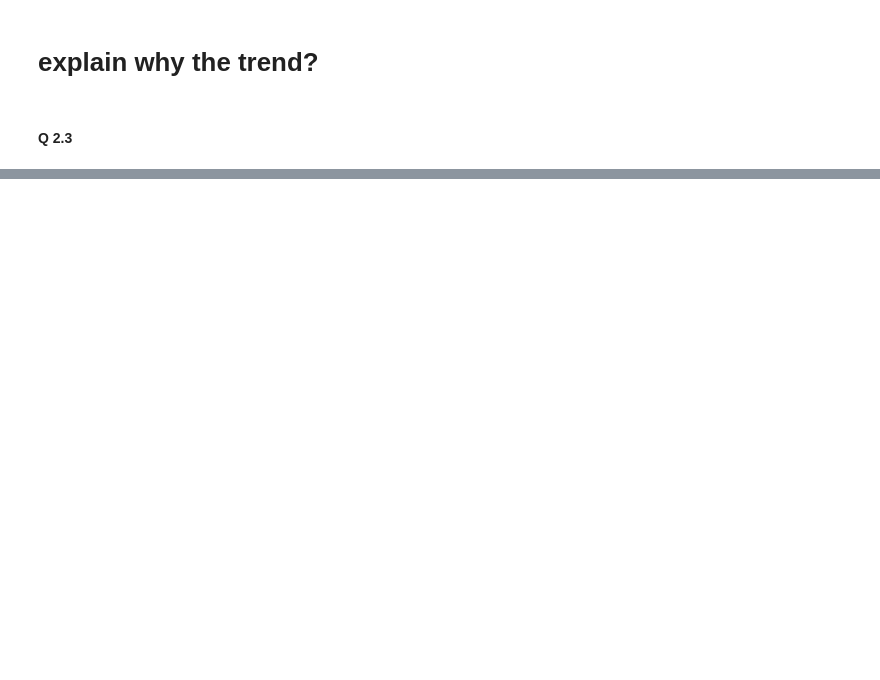
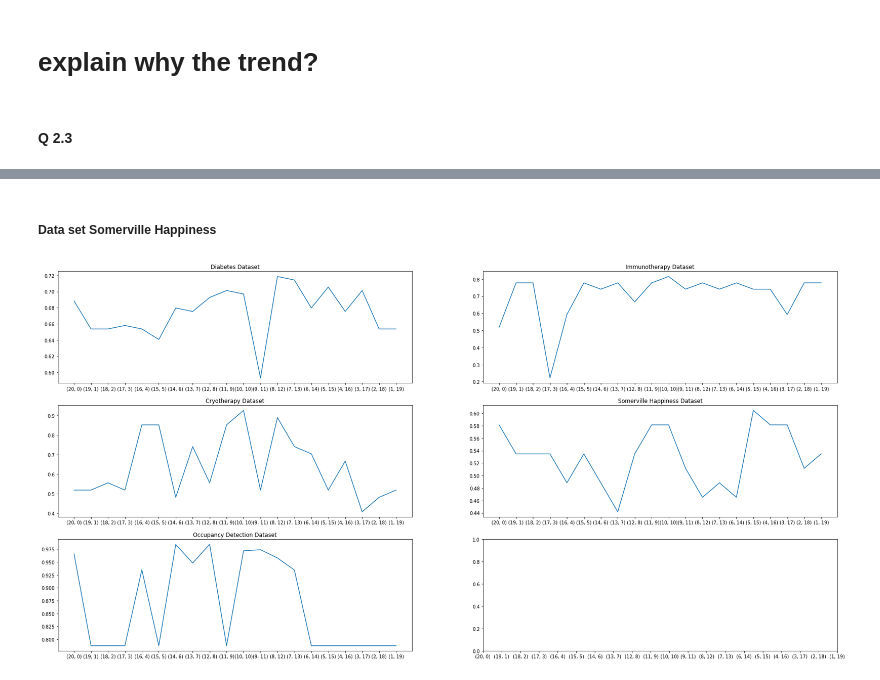
Before and after one commit to vatsalkgor/DMML, a Jupyter notebook: Assignment 1 B 2.ipynb, the cells around one changed output, grey strips where cells are left out. Cells and saved outputs as stored; diff of their text form; code cells hidden in the pictures; blank space fills up the shorter version.

```diff
--- a/Assignment 1 B 2.ipynb
+++ b/Assignment 1 B 2.ipynb
@@ -156,0 +190,34 @@ Four suitable criteria for other datasets
+# %% [markdown]
+##### Data set **Somerville Happiness**
+# %%
+soha = pd.read_csv('SomerHappi.csv',encoding='utf-16')
+sohaAttributes = soha.iloc[:,1:]
+sohaLabels = soha.iloc[:,0]
+# %%
+sohaTrainX,sohaTestX,sohaTrainY,sohaTestY = train_test_split(sohaAttributes,sohaLabels,test_size=.3,random_state=30,stratify=sohaLabels)
+sohaResults = neuronExperiment(sohaTrainX,sohaTrainY,sohaTestX,sohaTestY)
+# %%
+occu = pd.read_csv('occupancy.csv')
+occuAttributes = occu.iloc[:,:5]
+occuLabels = occu.iloc[:,5]
+# %%
+occuTrainX,occuTestX,occuTrainY,occuTestY = train_test_split(occuAttributes,occuLabels,test_size=.3,random_state=30,stratify=occuLabels)
+occuResults = neuronExperiment(occuTrainX,occuTrainY,occuTestX,occuTestY)
+# %%
+fig,axs = plt.subplots(3,2,figsize=(30,15))
+axs[0, 0].plot(diabetes.iloc[:,1])
+axs[0, 0].set_title('Diabetes Dataset')
+axs[0, 1].plot(immunoResults.iloc[:,1])
+axs[0, 1].set_title('Immunotherapy Dataset')
+axs[1, 0].plot(cryoResults.iloc[:,1])
+axs[1, 0].set_title('Cryotherapy Dataset')
+axs[1, 1].plot(sohaResults.iloc[:,1])
+axs[1, 1].set_title('Somerville Happiness Dataset')
+axs[2, 0].plot(occuResults.iloc[:,1])
+axs[2, 0].set_title('Occupancy Detection Dataset')
+xaxis = np.arange(0,20,1)
+xaxislabels = [(20-i,i) for i in xaxis]
+plt.setp(axs, xticks=np.arange(0,20,1), xticklabels=xaxislabels)
+plt.show()
+# %% [output]
+[figure, added]
```
Also changed, not shown: parts of 16 cells of this notebook, 5 other files.
